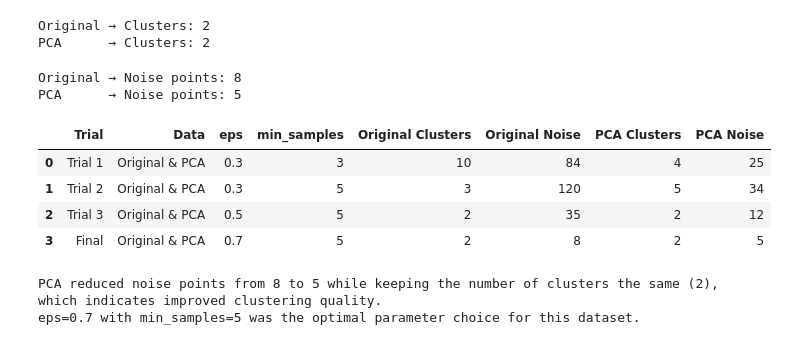
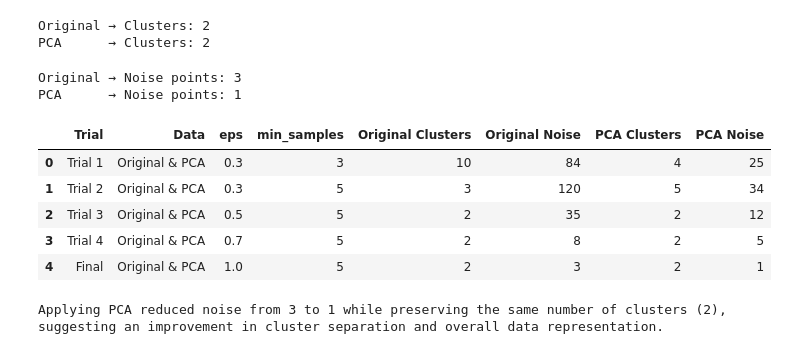
Before and after one commit to DOHA-BASEM3/Activity-3--DBSCAN-and-PCA, a Jupyter notebook: DBSCAN_and_PCA.ipynb, the cells around one changed output. Cells and saved outputs as stored; diff of their text form; code cells hidden in the pictures.

```diff
--- a/DBSCAN_and_PCA.ipynb
+++ b/DBSCAN_and_PCA.ipynb
@@ -165,8 +183,7 @@ plt.show()
 # %%
-
-# Final DBSCAN on Original Data
-# DBSCAN eps=0.7
-dbscan_original = DBSCAN(eps=0.7, min_samples=5)
+# # Final DBSCAN on Original Data
+# DBSCAN eps=1.0
+dbscan_original = DBSCAN(eps=1.0, min_samples=5)
 labels_original = dbscan_original.fit_predict(X_scaled)
 
 plt.figure(figsize=(6,4))
@@ -174,7 +191,7 @@ plt.scatter(X_scaled[:,0], X_scaled[:,1], c=labels_original)
 plt.scatter(X_scaled[labels_original == -1, 0], X_scaled[labels_original == -1, 1],
             c='red', label='Noise')
 plt.legend()
-plt.title("Final DBSCAN on Original Data (eps=0.7) ,min_samples=5")
+plt.title("Final DBSCAN on Original Data (eps=1.0) ,min_samples=5")
 plt.xlabel("Feature 1")
 plt.ylabel("Feature 2")
 plt.show()
@@ -238,7 +272,7 @@ plt.show()
 # %%
 # Final DBSCAN on PCA Data
-# DBSCAN eps=0.7 & min_samples=5
-dbscan_pca = DBSCAN(eps=0.7, min_samples=5)
+# DBSCAN eps=1.0 & min_samples=5
+dbscan_pca = DBSCAN(eps=1.0, min_samples=5)
 labels_pca = dbscan_pca.fit_predict(X_pca)
 
 plt.figure(figsize=(6,4))
@@ -246,7 +280,7 @@ plt.scatter(X_pca[:,0], X_pca[:,1], c=labels_pca)
 plt.scatter(X_pca[labels_pca == -1, 0], X_pca[labels_pca == -1, 1],
             c='red', label='Noise')
 plt.legend()
-plt.title("Final DBSCAN on PCA Data (eps=0.7) ,min_samples=5")
+plt.title("Final DBSCAN on PCA Data (eps=1.0) ,min_samples=5")
 plt.xlabel("PC1")
 plt.ylabel("PC2")
 plt.show()
@@ -308,52 +342,54 @@ n_noise_pca  = list(labels_pca).count(-1)
 print(f"Original → Noise points: {n_noise_orig}")
 print(f"PCA      → Noise points: {n_noise_pca}")
 # %% [output]
-Original → Noise points: 8
-PCA      → Noise points: 5
+Original → Noise points: 3
+PCA      → Noise points: 1
 # %%
 tuning_results = pd.DataFrame({
-    "Trial":       ["Trial 1", "Trial 2", "Trial 3", "Final"],
-    "Data":        ["Original & PCA", "Original & PCA", "Original & PCA", "Original & PCA"],
-    "eps":         [0.3, 0.3, 0.5, 0.7],
-    "min_samples": [3, 5, 5, 5],
+    "Trial":       ["Trial 1", "Trial 2", "Trial 3", "Trial 4", "Final"],
+    "Data":        ["Original & PCA"] * 5,
+    "eps":         [0.3, 0.3, 0.5, 0.7,1.0],
+    "min_samples": [3, 5, 5, 5, 5],
     "Original Clusters": [
         len(set(DBSCAN(eps=0.3, min_samples=3).fit_predict(X_scaled))) - 1,
         len(set(DBSCAN(eps=0.3, min_samples=5).fit_predict(X_scaled))) - 1,
         len(set(DBSCAN(eps=0.5, min_samples=5).fit_predict(X_scaled))) - 1,
+        len(set(DBSCAN(eps=0.7, min_samples=5).fit_predict(X_scaled))) - 1,
         n_clusters_orig
     ],
     "Original Noise": [
         list(DBSCAN(eps=0.3, min_samples=3).fit_predict(X_scaled)).count(-1),
         list(DBSCAN(eps=0.3, min_samples=5).fit_predict(X_scaled)).count(-1),
         list(DBSCAN(eps=0.5, min_samples=5).fit_predict(X_scaled)).count(-1),
+        list(DBSCAN(eps=0.7, min_samples=5).fit_predict(X_scaled)).count(-1),
         n_noise_orig
     ],
     "PCA Clusters": [
         len(set(DBSCAN(eps=0.3, min_samples=3).fit_predict(X_pca))) - 1,
         len(set(DBSCAN(eps=0.3, min_samples=5).fit_predict(X_pca))) - 1,
         len(set(DBSCAN(eps=0.5, min_samples=5).fit_predict(X_pca))) - 1,
+        len(set(DBSCAN(eps=0.7, min_samples=5).fit_predict(X_pca))) - 1,
         n_clusters_pca
     ],
     "PCA Noise": [
         list(DBSCAN(eps=0.3, min_samples=3).fit_predict(X_pca)).count(-1),
         list(DBSCAN(eps=0.3, min_samples=5).fit_predict(X_pca)).count(-1),
         list(DBSCAN(eps=0.5, min_samples=5).fit_predict(X_pca)).count(-1),
+        list(DBSCAN(eps=0.7, min_samples=5).fit_predict(X_pca)).count(-1),  # 👈
         n_noise_pca
     ]
 })
 
 tuning_results
 # %% [output]
 |  | Trial | Data | eps | min_samples | Original Clusters | Original Noise | PCA Clusters | PCA Noise |
 | 0 | Trial 1 | Original & PCA | 0.3 | 3 | 10 | 84 | 4 | 25 |
 | 1 | Trial 2 | Original & PCA | 0.3 | 5 | 3 | 120 | 5 | 34 |
 | 2 | Trial 3 | Original & PCA | 0.5 | 5 | 2 | 35 | 2 | 12 |
-| 3 | Final | Original & PCA | 0.7 | 5 | 2 | 8 | 2 | 5 |
+| 3 | Trial 4 | Original & PCA | 0.7 | 5 | 2 | 8 | 2 | 5 |
+| 4 | Final | Original & PCA | 1.0 | 5 | 2 | 3 | 2 | 1 |
-# %%
-print(f"""
-PCA reduced noise points from {n_noise_orig} to {n_noise_pca} while keeping the number of clusters the same ({n_clusters_orig}), which indicates improved clustering quality.
-eps=0.7 with min_samples=5 was the optimal parameter choice for this dataset.
-""")
-# %% [output]
-PCA reduced noise points from 8 to 5 while keeping the number of clusters the same (2), which indicates improved clustering quality.
-eps=0.7 with min_samples=5 was the optimal parameter choice for this dataset.
+# %%
+print(f"""Applying PCA reduced noise from 3 to 1 while preserving the same number of clusters (2), suggesting an improvement in cluster separation and overall data representation.
+""")
+# %% [output]
+Applying PCA reduced noise from 3 to 1 while preserving the same number of clusters (2), suggesting an improvement in cluster separation and overall data representation.
```
Also changed, not shown: parts of 5 cells of this notebook.
